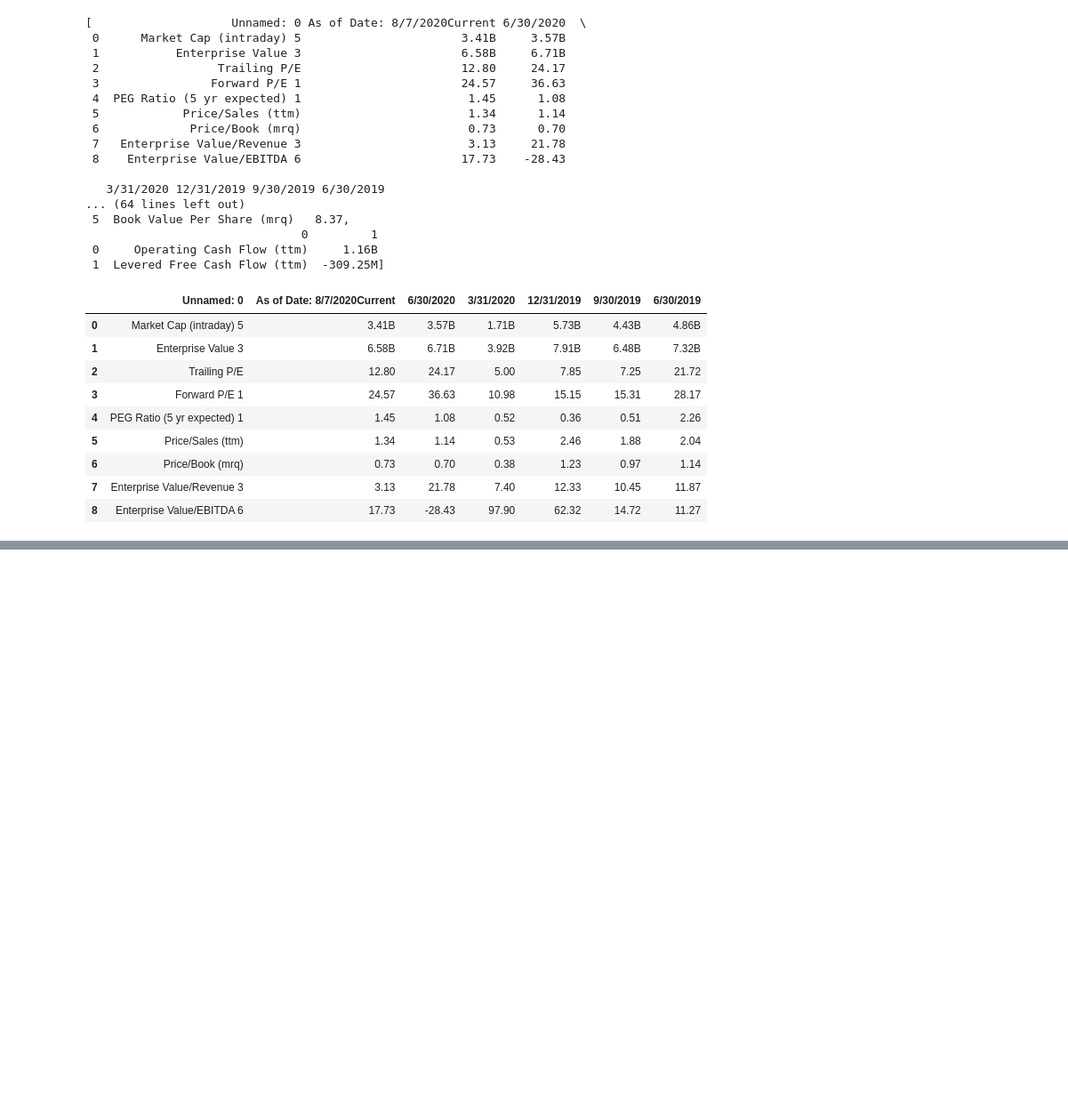
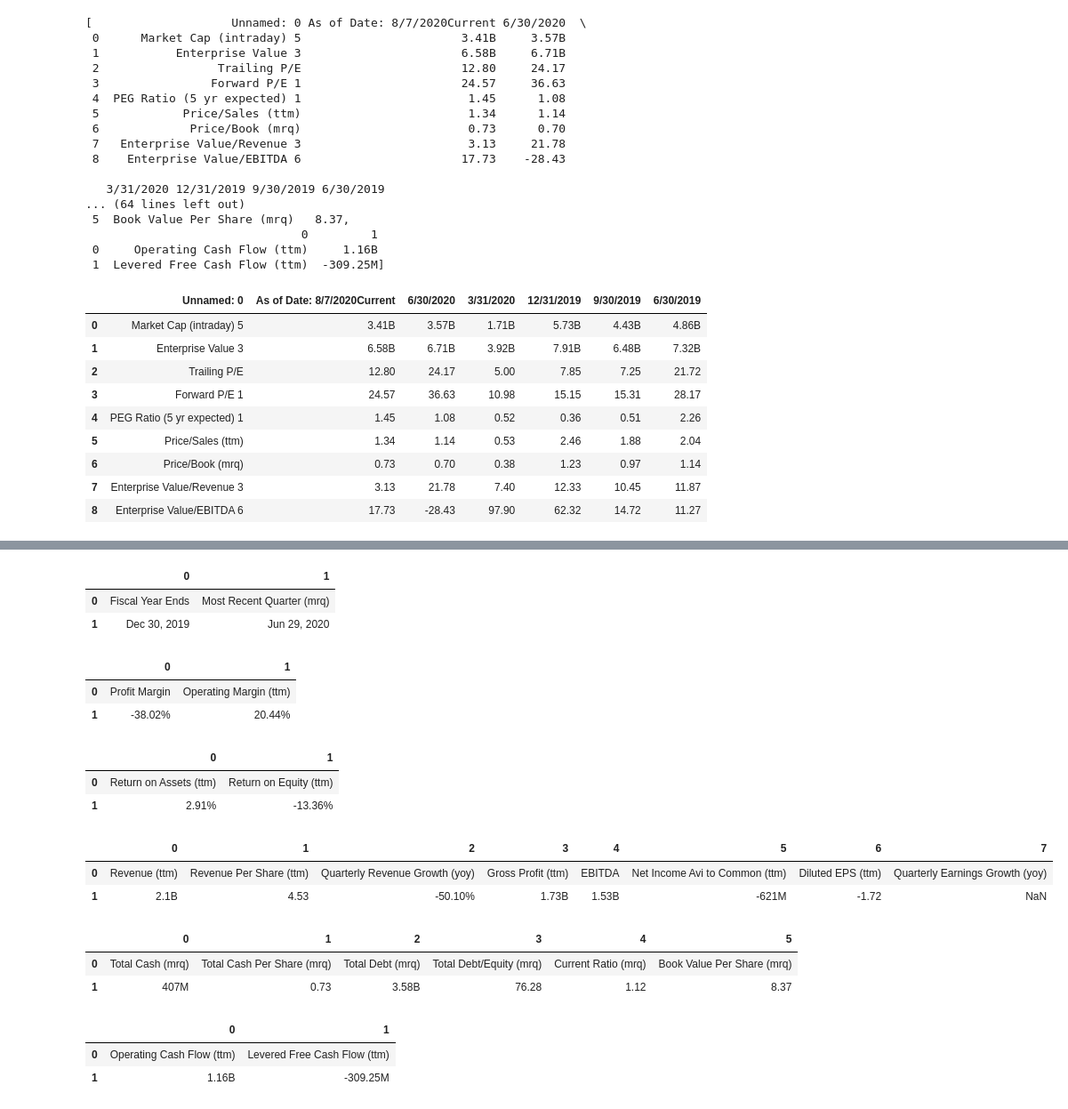
Before and after one commit to WickedoneC/Pandas_Projects, a Jupyter notebook: Bond_Scrape/Yahoo_Calls.ipynb, the cells around one changed output, grey strips where cells are left out. Shown at 89% size. Saved outputs shown, nothing was run; the diff lists cells and outputs as text; code cells hidden in the pictures; blank space fills up the shorter version.

```diff
--- a/Bond_Scrape/Yahoo_Calls.ipynb
+++ b/Bond_Scrape/Yahoo_Calls.ipynb
@@ -498,0 +542,36 @@ with open('saved_object.pickle', 'wb') as filename:
+# %%
+data_list[0][4].T
+# %% [output]
+|  | 0 | 1 |
+| 0 | Fiscal Year Ends | Most Recent Quarter (mrq) |
+| 1 | Dec 30, 2019 | Jun 29, 2020 |
+# %%
+data_list[0][5].T
+# %% [output]
+|  | 0 | 1 |
+| 0 | Profit Margin | Operating Margin (ttm) |
+| 1 | -38.02% | 20.44% |
+# %%
+data_list[0][6].T
+# %% [output]
+|  | 0 | 1 |
+| 0 | Return on Assets (ttm) | Return on Equity (ttm) |
+| 1 | 2.91% | -13.36% |
+# %%
+data_list[0][7].T
+# %% [output]
+|  | 0 | 1 | 2 | 3 | 4 | 5 | 6 | 7 |
+| 0 | Revenue (ttm) | Revenue Per Share (ttm) | Quarterly Revenue Growth (yoy) | Gross Profit (ttm) | EBITDA | Net Income Avi to Common (ttm) | Diluted EPS (ttm) | Quarterly Earnings Growth (yoy) |
+| 1 | 2.1B | 4.53 | -50.10% | 1.73B | 1.53B | -621M | -1.72 | NaN |
+# %%
+data_list[0][8].T
+# %% [output]
+|  | 0 | 1 | 2 | 3 | 4 | 5 |
+| 0 | Total Cash (mrq) | Total Cash Per Share (mrq) | Total Debt (mrq) | Total Debt/Equity (mrq) | Current Ratio (mrq) | Book Value Per Share (mrq) |
+| 1 | 407M | 0.73 | 3.58B | 76.28 | 1.12 | 8.37 |
+# %%
+data_list[0][9].T
+# %% [output]
+|  | 0 | 1 |
+| 0 | Operating Cash Flow (ttm) | Levered Free Cash Flow (ttm) |
+| 1 | 1.16B | -309.25M |
```
Also changed, not shown: parts of 34 cells of this notebook.
